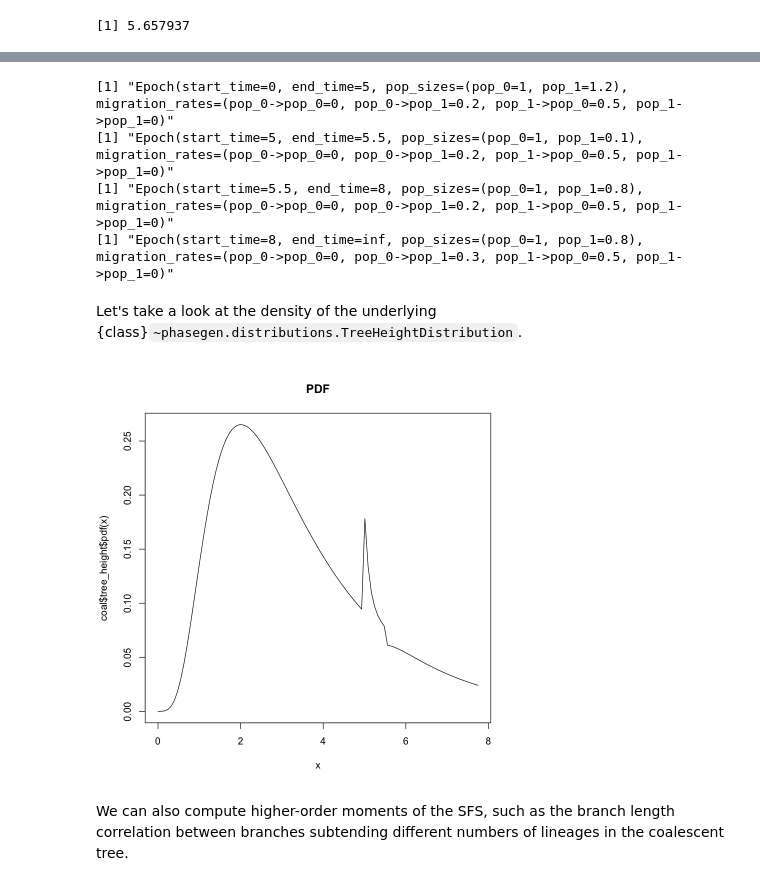
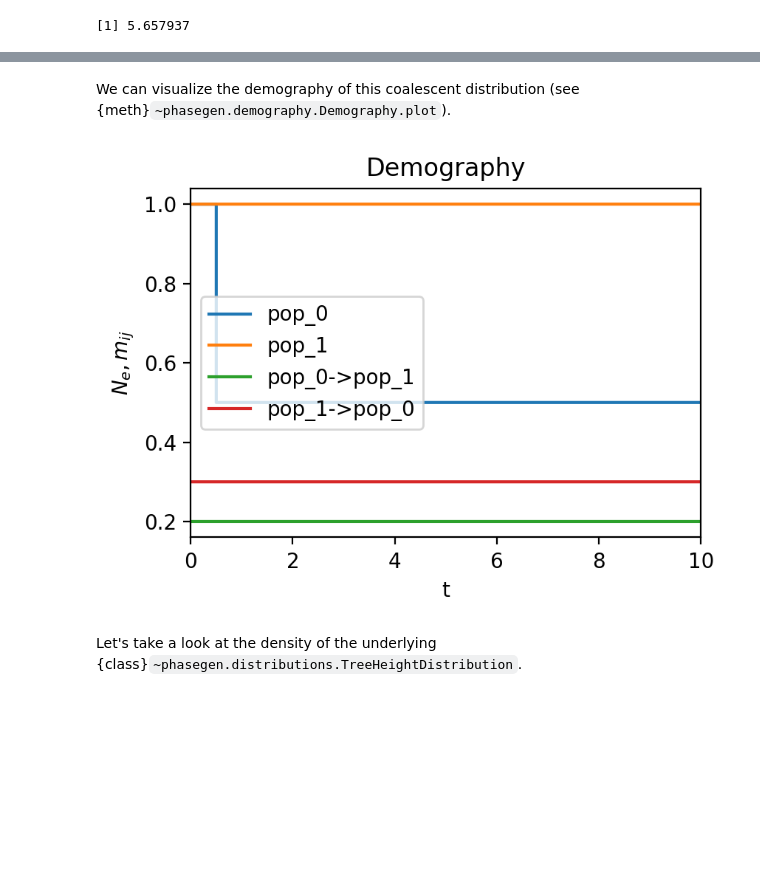
Before and after one commit to Sendrowski/PhaseGen, a Jupyter notebook: docs/reference/R/quickstart.ipynb, the cells around one changed output, grey strips where cells are left out. Drawn from its saved outputs; the diff is of its cells as text; code cells hidden in the pictures; blank space fills up the shorter version.

```diff
--- a/docs/reference/R/quickstart.ipynb
+++ b/docs/reference/R/quickstart.ipynb
@@ -11,0 +7,4 @@ Skipping install of 'phasegen' from a github remote, the SHA1 (718d8dab) has not
+# %%
+Sys.setenv(TQDM_DISABLE = "1")
+setwd("~/PycharmProjects/PhaseGen/")
+reticulate::use_condaenv("/Users/janek/miniforge3/envs/dev-phasegen", required = TRUE)
@@ -81,19 +73,23 @@ We can iterate through the epochs of this demography. Within each {class}`~phase
-# %%
-for (epoch in reticulate::iterate(coal$demography$epochs)) {
-    print(epoch$to_string())
-}
-# %% [output]
-[1] "Epoch(start_time=0, end_time=5, pop_sizes=(pop_0=1, pop_1=1.2), migration_rates=(pop_0->pop_0=0, pop_0->pop_1=0.2, pop_1->pop_0=0.5, pop_1->pop_1=0)"
-[1] "Epoch(start_time=5, end_time=5.5, pop_sizes=(pop_0=1, pop_1=0.1), migration_rates=(pop_0->pop_0=0, pop_0->pop_1=0.2, pop_1->pop_0=0.5, pop_1->pop_1=0)"
-[1] "Epoch(start_time=5.5, end_time=8, pop_sizes=(pop_0=1, pop_1=0.8), migration_rates=(pop_0->pop_0=0, pop_0->pop_1=0.2, pop_1->pop_0=0.5, pop_1->pop_1=0)"
-[1] "Epoch(start_time=8, end_time=inf, pop_sizes=(pop_0=1, pop_1=0.8), migration_rates=(pop_0->pop_0=0, pop_0->pop_1=0.3, pop_1->pop_0=0.5, pop_1->pop_1=0)"
+# %%
+coal <- pg$Coalescent(
+    n = pg$LineageConfig(list(pop_0 = 3, pop_1 = 5)),
+    model = pg$BetaCoalescent(alpha = 1.7),
+    demography = pg$Demography(
+        pop_sizes = list(
+            pop_0 = reticulate::py_dict(list(0, 0.5), list(1, 0.5)),
+            pop_1 = reticulate::py_dict(list(0), list(1))
+        ),
+        migration_rates = reticulate::py_dict(
+            list(reticulate::tuple("pop_0", "pop_1"), reticulate::tuple("pop_1", "pop_0")),
+            list(0.2, 0.3)
+        )
+    )
+)
+# %% [markdown]
+We can visualize the demography of this coalescent distribution (see {meth}`~phasegen.demography.Demography.plot`).
+# %%
+render(coal$demography)
+# %% [output]
+[figure, added]
 # %% [markdown]
 Let's take a look at the density of the underlying {class}`~phasegen.distributions.TreeHeightDistribution`.
-# %%
-x <- seq(0, coal$tree_height$quantile(0.95), length.out = 100)
-
-plot(x, coal$tree_height$pdf(x), type = "l", main = "PDF");
-# %% [output]
-[figure, removed]
-# %% [markdown]
-We can also compute higher-order moments of the SFS, such as the branch length correlation between branches subtending different numbers of lineages in the coalescent tree.
```
Also changed, not shown: parts of 56 cells of this notebook.
